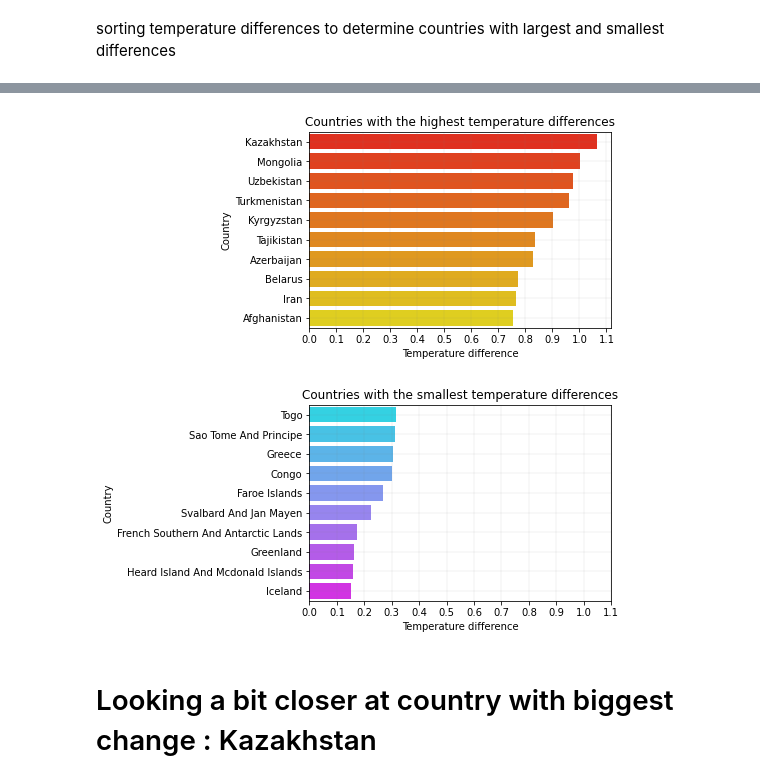
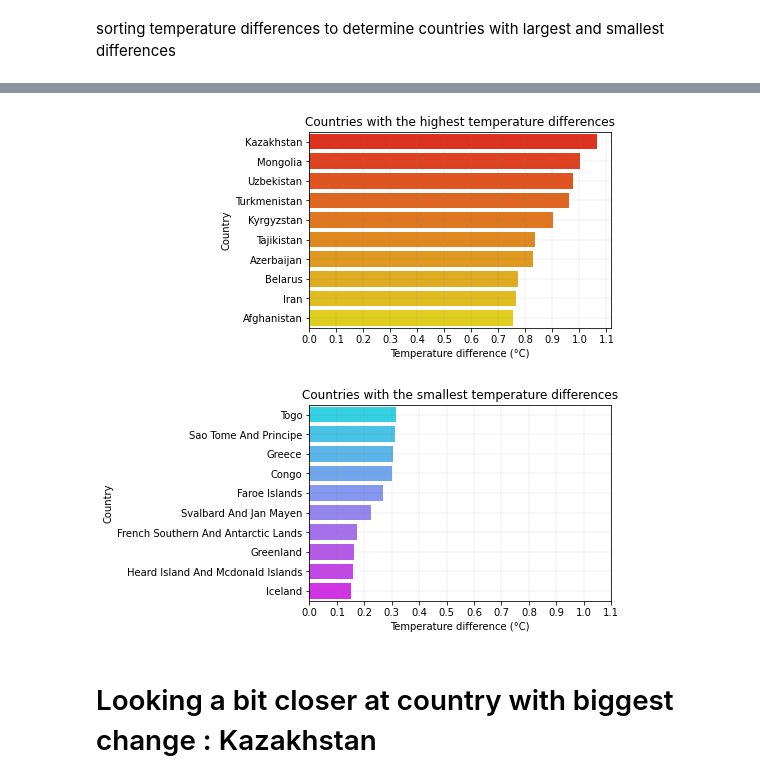
Before and after one commit to gerardheraghty/SurfaceTemperatureAnalysis, a Jupyter notebook: Temp_Comparisons.ipynb, the cells around one changed output, grey strips where cells are left out. Saved outputs shown, nothing was run; the diff lists cells and outputs as text; code cells hidden in the pictures.

```diff
--- a/Temp_Comparisons.ipynb
+++ b/Temp_Comparisons.ipynb
@@ -58,6 +58,8 @@ df_EU = df_country.set_index('Country').loc[EU_list,:].reset_index()
 # %%
 #utilising data cleaning custom function
 cleaning_data(df_EU)
+# %%
+df_EU=df_EU[df_EU['Country']!='Denmark']
 # %%
 #grouping by means
 df_err = df_EU.groupby('Country')['AverageTemperatureUncertainty'].mean()
@@ -157,25 +194,25 @@ smallChange = smallChange.sort_values(by='TempDiff',ascending=False)
 # %%
 fig,axes = plt.subplots(2,figsize=(8,8))
 
 ax = sns.barplot(x='TempDiff',y='Country',data=bigChange,palette="autumn",ax=axes[0])
 
 ax1 = sns.barplot(x='TempDiff',y='Country',data=smallChange,palette="cool",ax=axes[1])
 
-texts = ax.set(ylabel="Country", xlabel="Temperature difference",
+texts = ax.set(ylabel="Country", xlabel="Temperature difference (°C)",
                title="Countries with the highest temperature differences")
 
-texts1 = ax1.set(ylabel="Country", xlabel="Temperature difference",
+texts1 = ax1.set(ylabel="Country", xlabel="Temperature difference (°C)",
                  title="Countries with the smallest temperature differences")
 
 ax.set_xticks(np.arange(0, 1.2, 0.1))
 ax1.set_xticks(np.arange(0, 1.2, 0.1))
 fig.tight_layout(pad=3.0)
 ax.grid(color='gray', linestyle='-', linewidth=0.1)
 ax1.grid(color='gray', linestyle='-', linewidth=0.1)
 plt.savefig('highLowTemps.png', bbox_inches='tight')
 #sns.barplot(x='TempDiff',y='Country',data=smallChange,palette="Spectral")
 # %% [output]
-[figure, old version]
+[figure, new version]
 # %% [markdown]
 # Looking a bit closer at country with biggest change : Kazakhstan
 # %%
```
Also changed, not shown: parts of 4 cells of this notebook, 5 other files.
